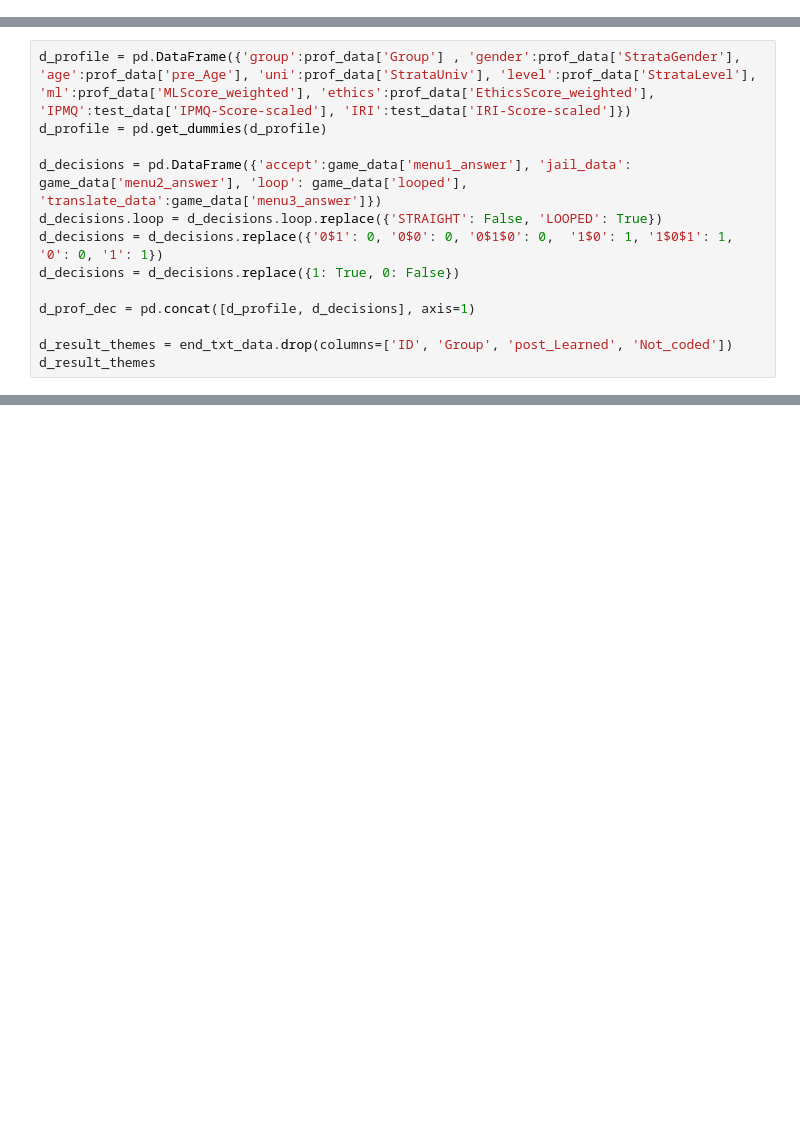
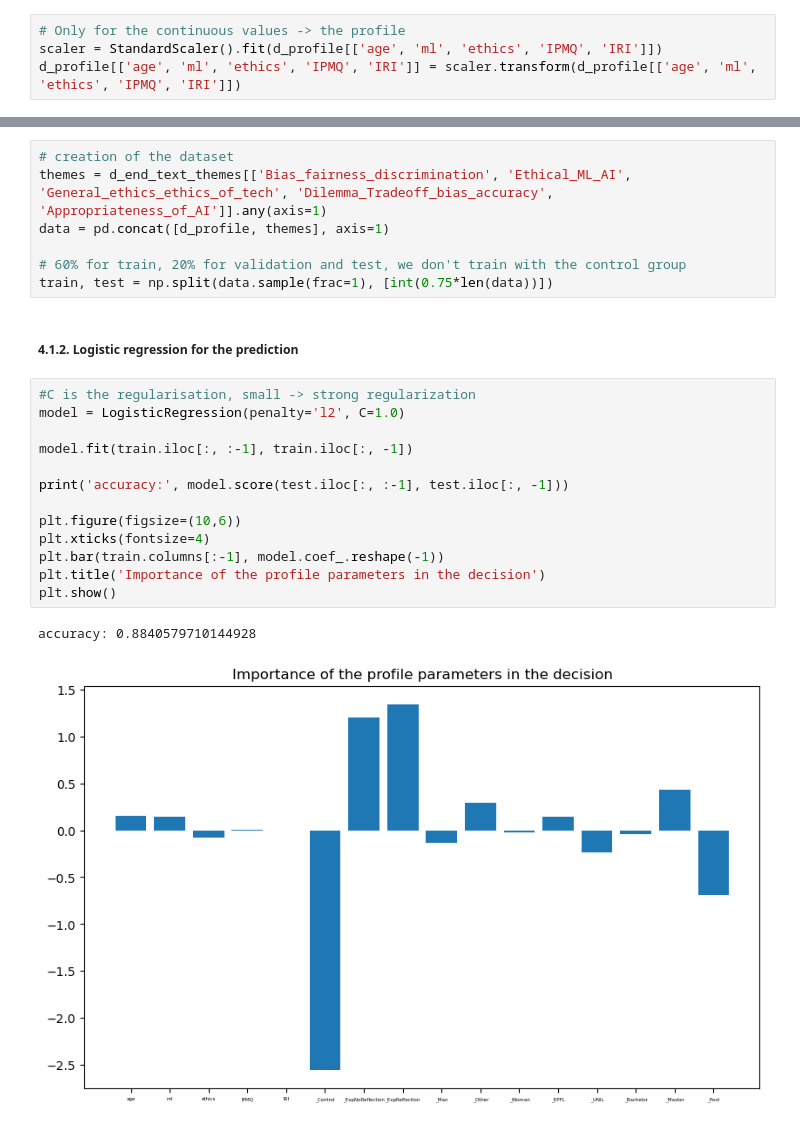
Before and after one commit to jeanknubel/ML4ED_Internship, a Jupyter notebook: notebooks/data_processing.ipynb, the cells around one changed output, grey strips where cells are left out. Saved outputs shown, nothing was run; the diff lists cells and outputs as text; blank space fills up the shorter version.

Commit message:
premiere question regression

```diff
--- a/notebooks/data_processing.ipynb
+++ b/notebooks/data_processing.ipynb
@@ -19 +67,5 @@ end_txt_data = pd.DataFrame(pd.read_csv("2023-07-17-1505-PostTest-TextCoding.csv
+# %%
+# Only for the continuous values -> the profile
+scaler = StandardScaler().fit(d_profile[['age', 'ml', 'ethics', 'IPMQ', 'IRI']])
+d_profile[['age', 'ml', 'ethics', 'IPMQ', 'IRI']] = scaler.transform(d_profile[['age', 'ml', 'ethics', 'IPMQ', 'IRI']])
 # %% [markdown]
@@ -24,13 +72,0 @@ the domain of Machine Learning?
-# %%
-d_profile = pd.DataFrame({'group':prof_data['Group'] , 'gender':prof_data['StrataGender'], 'age':prof_data['pre_Age'], 'uni':prof_data['StrataUniv'], 'level':prof_data['StrataLevel'], 'ml':prof_data['MLScore_weighted'], 'ethics':prof_data['EthicsScore_weighted'], 'IPMQ':test_data['IPMQ-Score-scaled'], 'IRI':test_data['IRI-Score-scaled']})
-d_profile = pd.get_dummies(d_profile)
-
-d_decisions = pd.DataFrame({'accept':game_data['menu1_answer'], 'jail_data': game_data['menu2_answer'], 'loop': game_data['looped'], 'translate_data':game_data['menu3_answer']})
-d_decisions.loop = d_decisions.loop.replace({'STRAIGHT': False, 'LOOPED': True})
-d_decisions = d_decisions.replace({'0$1': 0, '0$0': 0, '0$1$0': 0,  '1$0': 1, '1$0$1': 1, '0': 0, '1': 1})
-d_decisions = d_decisions.replace({1: True, 0: False})
-
-d_prof_dec = pd.concat([d_profile, d_decisions], axis=1)
-
-d_result_themes = end_txt_data.drop(columns=['ID', 'Group', 'post_Learned', 'Not_coded'])
-d_result_themes
@@ -127,0 +80,25 @@ Length: 274, dtype: float64
+# %%
+# creation of the dataset
+themes = d_end_text_themes[['Bias_fairness_discrimination', 'Ethical_ML_AI', 'General_ethics_ethics_of_tech', 'Dilemma_Tradeoff_bias_accuracy', 'Appropriateness_of_AI']].any(axis=1)
+data = pd.concat([d_profile, themes], axis=1)
+
+# 60% for train, 20% for validation and test, we don't train with the control group
+train, test = np.split(data.sample(frac=1), [int(0.75*len(data))])
+# %% [markdown]
+##### 4.1.2. Logistic regression for the prediction
+# %%
+#C is the regularisation, small -> strong regularization
+model = LogisticRegression(penalty='l2', C=1.0)
+
+model.fit(train.iloc[:, :-1], train.iloc[:, -1])
+
+print('accuracy:', model.score(test.iloc[:, :-1], test.iloc[:, -1]))
+
+plt.figure(figsize=(10,6))
+plt.xticks(fontsize=4)
+plt.bar(train.columns[:-1], model.coef_.reshape(-1))
+plt.title('Importance of the profile parameters in the decision')
+plt.show()
+# %% [output]
+accuracy: 0.8840579710144928
+[figure, added]
```
Also changed, not shown: parts of 26 cells of this notebook, 4 other files.
